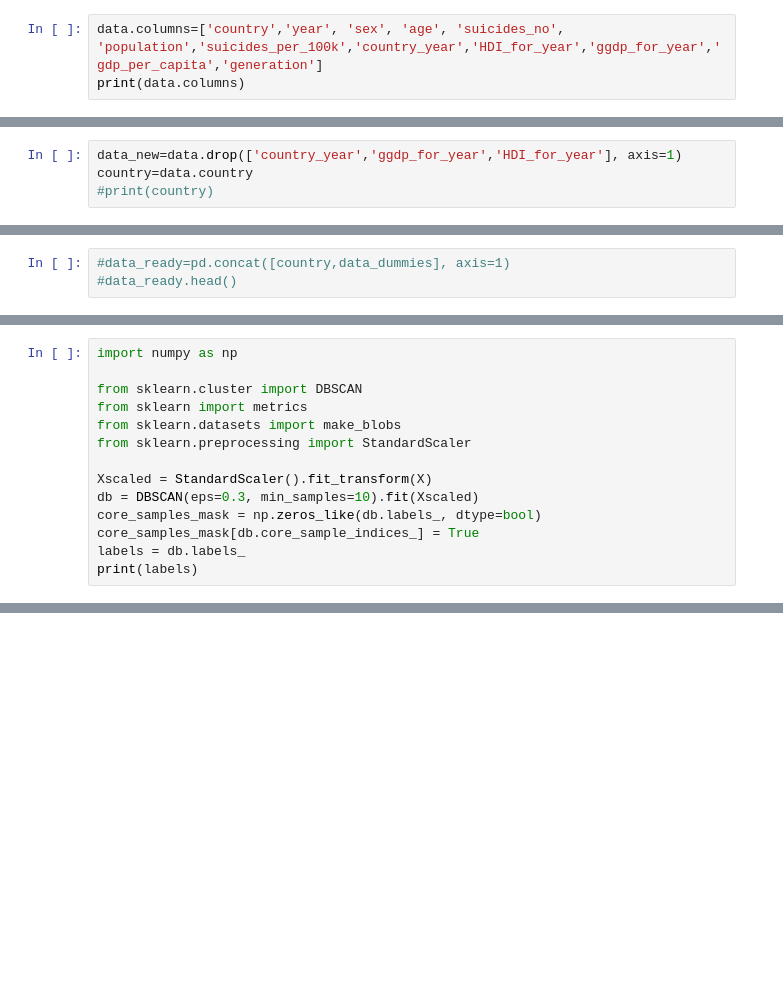
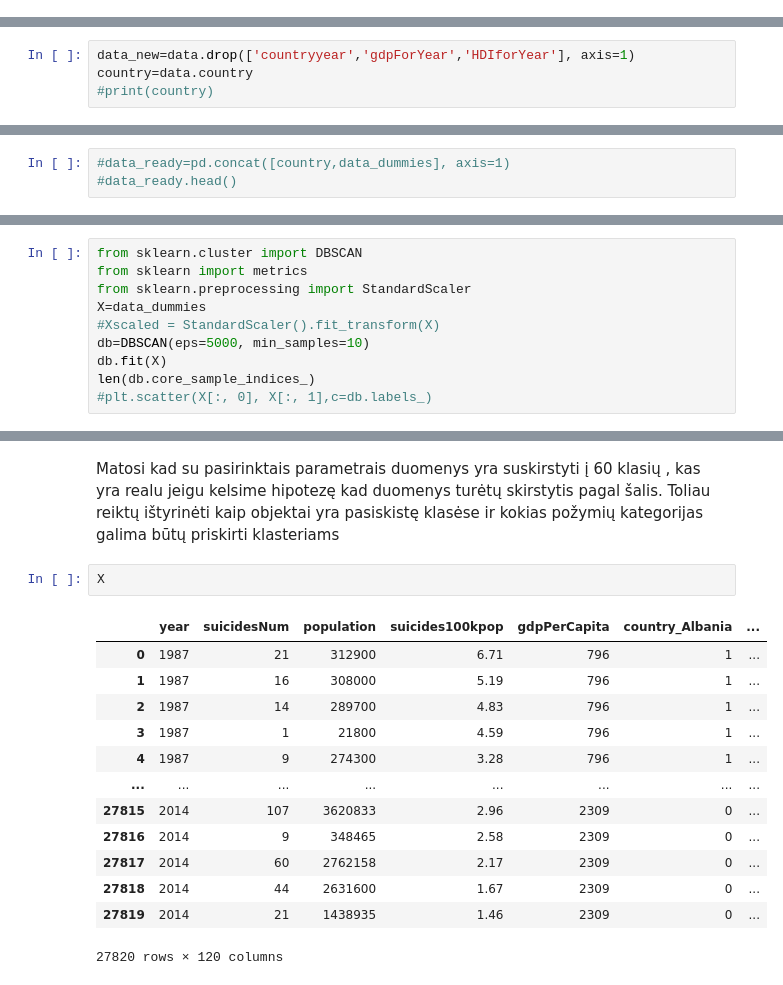
Before and after one commit to erinijapranckeviciene/MLdata, a Jupyter notebook: Klasterizavimas_Eksperimentai_su_isuic.ipynb, the cells around one changed output, grey strips where cells are left out. Cells and saved outputs as stored; diff of their text form; blank space fills up the shorter version.

```diff
--- a/Klasterizavimas_Eksperimentai_su_isuic.ipynb
+++ b/Klasterizavimas_Eksperimentai_su_isuic.ipynb
@@ -255,3 +322,0 @@ Index(['country', 'year', 'sex', 'age', 'suicides_no', 'population',
-# %%
-data.columns=['country','year', 'sex', 'age', 'suicides_no', 'population','suicides_per_100k','country_year','HDI_for_year','ggdp_for_year','gdp_per_capita','generation']
-print(data.columns)
@@ -265,5 +325,5 @@ blogus kintamuosius pasalinam. Klasterizavimui paliekam country, nes tai svarbus
 # %%
-data_new=data.drop(['country_year','ggdp_for_year','HDI_for_year'], axis=1)
+data_new=data.drop(['countryyear','gdpForYear','HDIforYear'], axis=1)
 country=data.country
 #print(country)
 # %% [markdown]
@@ -365,15 +391,11 @@ Išbandykim DBSCAN algoritmą pagal pavyzdį https://scikit-learn.org/stable/aut
 # %%
-import numpy as np
-
 from sklearn.cluster import DBSCAN
 from sklearn import metrics
-from sklearn.datasets import make_blobs
 from sklearn.preprocessing import StandardScaler
-
-Xscaled = StandardScaler().fit_transform(X)
-db = DBSCAN(eps=0.3, min_samples=10).fit(Xscaled)
-core_samples_mask = np.zeros_like(db.labels_, dtype=bool)
-core_samples_mask[db.core_sample_indices_] = True
-labels = db.labels_
-print(labels)
+X=data_dummies
+#Xscaled = StandardScaler().fit_transform(X)
+db=DBSCAN(eps=5000, min_samples=10)
+db.fit(X)
+len(db.core_sample_indices_)
+#plt.scatter(X[:, 0], X[:, 1],c=db.labels_)
 # %% [output]
@@ -380,0 +410,18 @@ print(labels)
+# %% [markdown]
+Matosi kad su pasirinktais parametrais duomenys yra suskirstyti į 60 klasių , kas yra realu jeigu kelsime hipotezę kad duomenys turėtų skirstytis pagal šalis. Toliau reiktų ištyrinėti kaip objektai yra pasiskistę klasėse ir kokias požymių kategorijas galima būtų priskirti klasteriams
+# %%
+X
+# %% [output]
+|  | year | suicidesNum | population | suicides100kpop | gdpPerCapita | country_Albania | ... |
+| 0 | 1987 | 21 | 312900 | 6.71 | 796 | 1 | ... |
+| 1 | 1987 | 16 | 308000 | 5.19 | 796 | 1 | ... |
+| 2 | 1987 | 14 | 289700 | 4.83 | 796 | 1 | ... |
+| 3 | 1987 | 1 | 21800 | 4.59 | 796 | 1 | ... |
+| 4 | 1987 | 9 | 274300 | 3.28 | 796 | 1 | ... |
+| ... | ... | ... | ... | ... | ... | ... | ... |
+| 27815 | 2014 | 107 | 3620833 | 2.96 | 2309 | 0 | ... |
+| 27816 | 2014 | 9 | 348465 | 2.58 | 2309 | 0 | ... |
+| 27817 | 2014 | 60 | 2762158 | 2.17 | 2309 | 0 | ... |
+| 27818 | 2014 | 44 | 2631600 | 1.67 | 2309 | 0 | ... |
+| 27819 | 2014 | 21 | 1438935 | 1.46 | 2309 | 0 | ... |
+27820 rows × 120 columns
```
Also changed, not shown: parts of 32 cells of this notebook.
